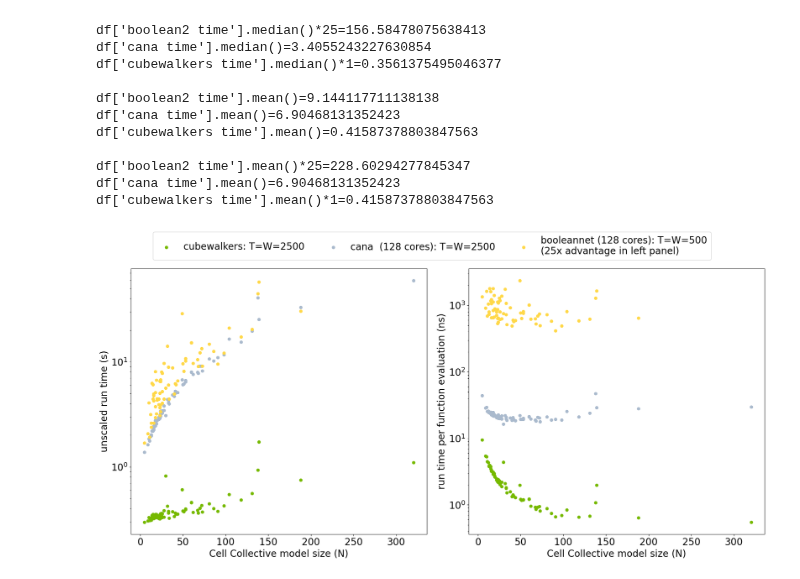
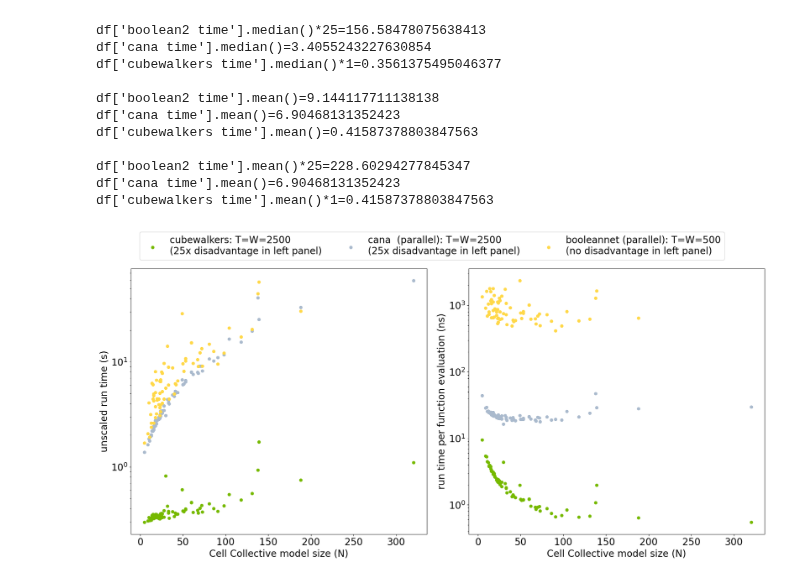
Before and after one commit to kyuhyongpark/cubewalkers-analysis, a Jupyter notebook: simple_benchmark_plots.ipynb, the cells around one changed output. Cells and saved outputs as stored; diff of their text form; code cells hidden in the pictures.

```diff
--- a/simple_benchmark_plots.ipynb
+++ b/simple_benchmark_plots.ipynb
@@ -134,32 +133,32 @@ df['cubewalkers time'].mean()*1=0.41587378803847563
 # %%
 fig,ax = plt.subplots(1,2,figsize=(20, 10))
 fig.set_facecolor('white')
 
 boolean2_ops = df['boolean2 timesteps']*df['boolean2 walkers']
 cana_ops = df['cana timesteps']*df['cana walkers']
 cubewalkers_ops = df['cubewalkers timesteps']*df['cubewalkers walkers']
 
 ax[0].scatter(df['model size'],df['cubewalkers time'], c='#76b900', label=f'cubewalkers: T=W=2500')
 ax[0].scatter(df['model size'],df['cana time'], c='#AABACD', label=f'cana (128 cores): T=W=2500')
 ax[0].scatter(df['model size'],df['boolean2 time'], c= '#FFD848', label=f'booleannet (128 cores): T=W=500')
 ax[0].set_yscale('log')
 ax[0].set_ylabel('unscaled run time (s)')
 ax[0].set_xlabel('Cell Collective model size (N)')
 
 ax[1].set_title(' ')
 ax[1].scatter(df['model size'],1e9*df['cubewalkers time']/cubewalkers_ops/df['model size'], c='#76b900', label='cubewalkers')
 ax[1].scatter(df['model size'],1e9*df['cana time']/cana_ops/df['model size'], c='#AABACD', label='cana')
 ax[1].scatter(df['model size'],1e9*df['boolean2 time']/boolean2_ops/df['model size'], c= '#FFD848', label='booleannet')
 ax[1].set_yscale('log')
 ax[1].set_ylabel('run time per function evaluation (ns)')
 ax[1].set_xlabel('Cell Collective model size (N)')
 
-fig.legend(["cubewalkers: T=W=2500","cana  (128 cores): T=W=2500","booleannet (128 cores): T=W=500\n(25x advantage in left panel)"],loc='upper center',ncols=3)
+fig.legend(["cubewalkers: T=W=2500\n(25x disadvantage in left panel)","cana  (parallel): T=W=2500\n(25x disadvantage in left panel)","booleannet (parallel): T=W=500\n(no disadvantage in left panel)"],loc='upper center',ncols=3)
 fig.tight_layout()
 plt.subplots_adjust(top=0.875)
 fig.savefig('data/corrected_models/figures/benchmarks_spaceboy.png')
 fig.tight_layout() # not sure why this needs to be done twice, but without this, the legend is cut off in the pdf
 plt.subplots_adjust(top=0.875)
 fig.savefig('data/corrected_models/figures/benchmarksspaceboy.pdf')
 # %% [output]
-[figure, old version]
+[figure, new version]
```
Also changed, not shown: parts of 1 cell of this notebook, 4 other files.
